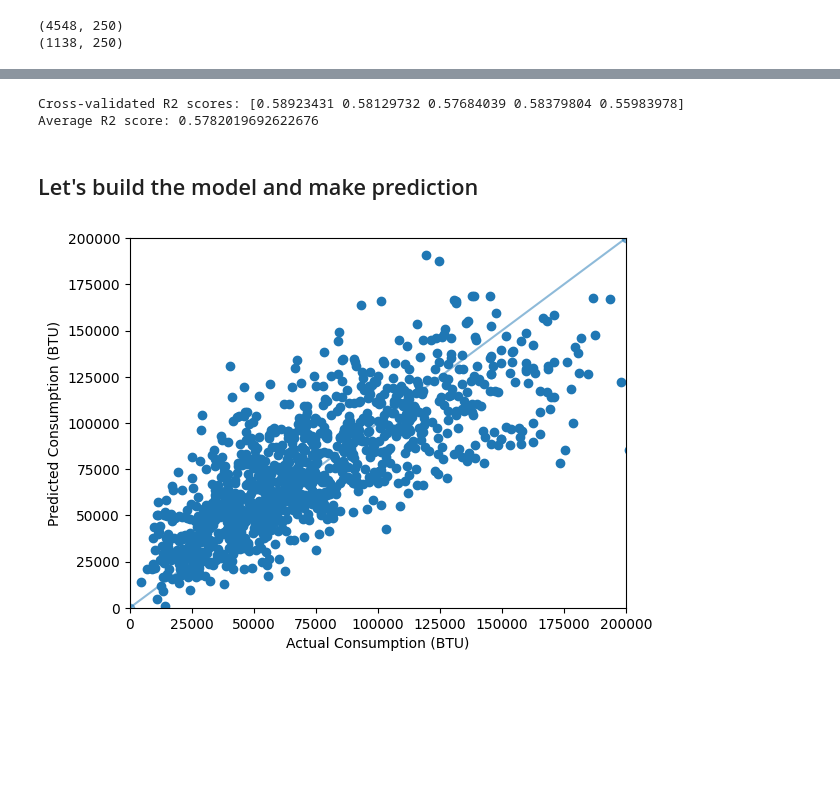
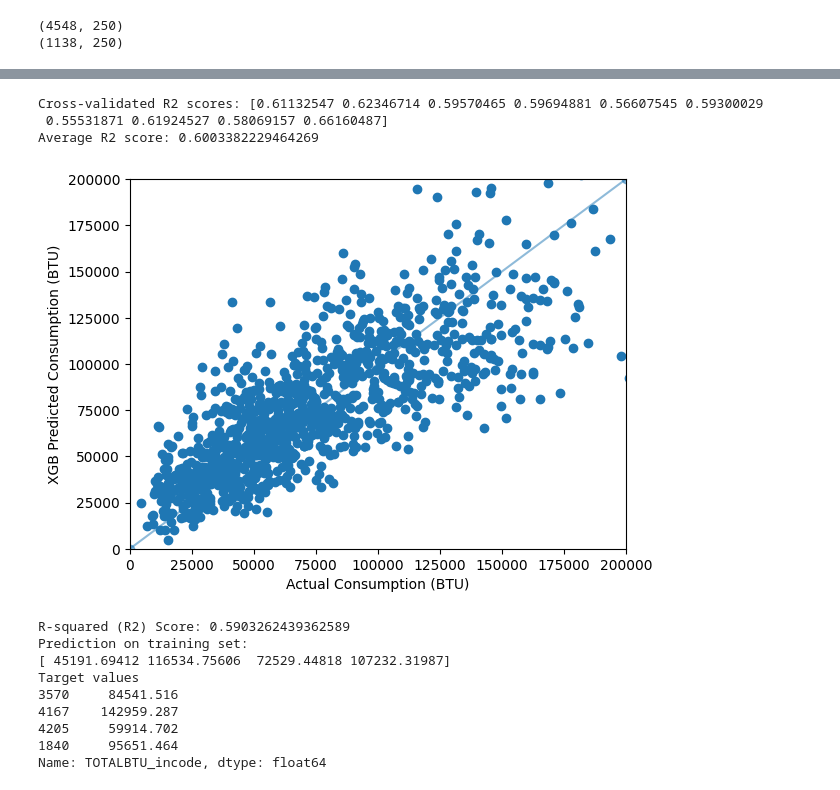
Before and after one commit to FahimS45/ML_projects_under_development, a Jupyter notebook: Energy/Residential_energy_consumption_prediction_in_BTU/Residential_energy_consumption_prediction_in_BTU.ipynb, the cells around one changed output, grey strips where cells are left out. Saved outputs shown, nothing was run; the diff lists cells and outputs as text; code cells hidden in the pictures; blank space fills up the shorter version.

```diff
--- a/Energy/Residential_energy_consumption_prediction_in_BTU/Residential_energy_consumption_prediction_in_BTU.ipynb
+++ b/Energy/Residential_energy_consumption_prediction_in_BTU/Residential_energy_consumption_prediction_in_BTU.ipynb
@@ -998,27 +981,54 @@ Target values
 1840     95651.464
 Name: TOTALBTU_incode, dtype: float64
 # %%
-r2_scores_cv = cross_val_score(xgb_regressor, X_train_scaled, y_train, cv=5, scoring='r2')
+X = final_pc
+y = new_house_df['TOTALBTU_incode']
 
-# Print the R2 scores
+xgb_regressor_cv = xgb.XGBRegressor()
+
+r2_scores_cv = cross_val_score(xgb_regressor_cv, X, y, cv=10, scoring='r2')
+
 print("Cross-validated R2 scores:", r2_scores_cv)
-
-# Print the average R2 score
 print("Average R2 score:", np.mean(r2_scores_cv))
 # %% [output]
-Cross-validated R2 scores: [0.58923431 0.58129732 0.57684039 0.58379804 0.55983978]
-Average R2 score: 0.5782019692622676
+Cross-validated R2 scores: [0.61132547 0.62346714 0.59570465 0.59694881 0.56607545 0.59300029
+ 0.55531871 0.61924527 0.58069157 0.66160487]
+Average R2 score: 0.6003382229464269
-# %% [markdown]
-## Let's build the model and make prediction
 # %%
-# Visualizing model predictions vs. actuals
+# Visualizing XGB model predictions vs. actuals
 plt.scatter(y_test, y_pred_xgb)
 plt.xlabel('Actual Consumption (BTU)')
-plt.ylabel('Predicted Consumption (BTU)')
+plt.ylabel('XGB Predicted Consumption (BTU)')
 plt.xlim([0, 200000])
 plt.ylim([0, 200000])
 plt.plot([0,200000],[0,200000],marker='o', alpha=0.5)
 plt.savefig('preds_actuals.png')
 plt.show()
 # %% [output]
-[figure, old version]
+[figure, new version]
+# %%
+# Exploring bagging (Random Forest) algorithm
+from sklearn.ensemble import RandomForestRegressor
+
+rf_regressor = RandomForestRegressor()
+
+rf_regressor.fit(X_train_scaled, y_train)
+
+y_pred_rf = rf_regressor.predict(X_test_scaled)
+
+r2_rf = r2_score(y_test, y_pred_rf)
+
+print(f"R-squared (R2) Score: {r2_rf}")
+
+print(f"Prediction on training set:\n{y_pred_rf[:4]}" )
+print(f"Target values \n{y_test[:4]}")
+# %% [output]
+R-squared (R2) Score: 0.5903262439362589
+Prediction on training set:
+[ 45191.69412 116534.75606  72529.44818 107232.31987]
+Target values
+3570     84541.516
+4167    142959.287
+4205     59914.702
+1840     95651.464
+Name: TOTALBTU_incode, dtype: float64
```
Also changed, not shown: parts of 8 cells of this notebook.
